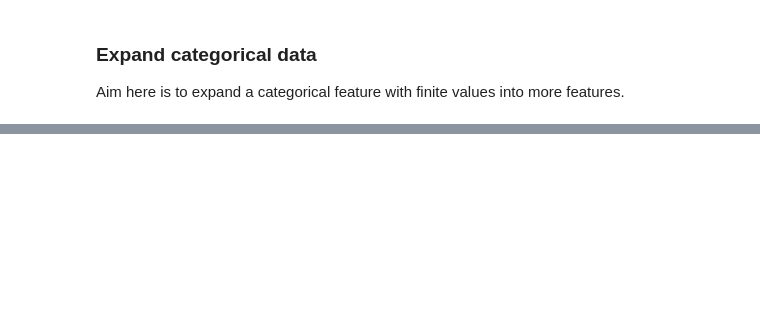
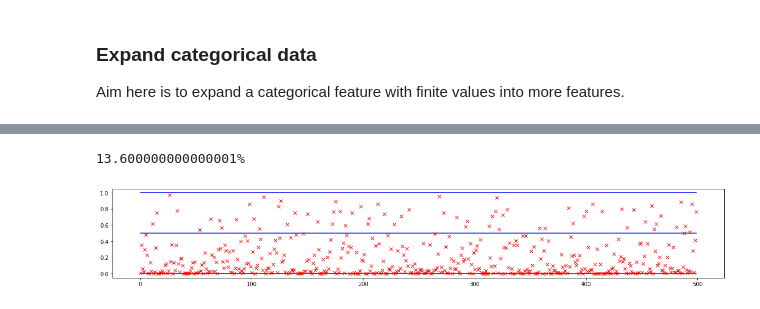
Before and after one commit to giacomo-montibeller/from-0-to-ml, a Jupyter notebook: data/from_0_to_ml.ipynb, the cells around one changed output, grey strips where cells are left out. Saved outputs shown, nothing was run; the diff lists cells and outputs as text; code cells hidden in the pictures; blank space fills up the shorter version.

```diff
--- a/data/from_0_to_ml.ipynb
+++ b/data/from_0_to_ml.ipynb
@@ -321,0 +326,5 @@ Epoch 6/50
+# %%
+predict_and_plot(500, validation_inputs, validation_outputs)
+# %% [output]
+13.600000000000001%
+[figure, added]
```
Also changed, not shown: parts of 9 cells of this notebook, 1 other file.
